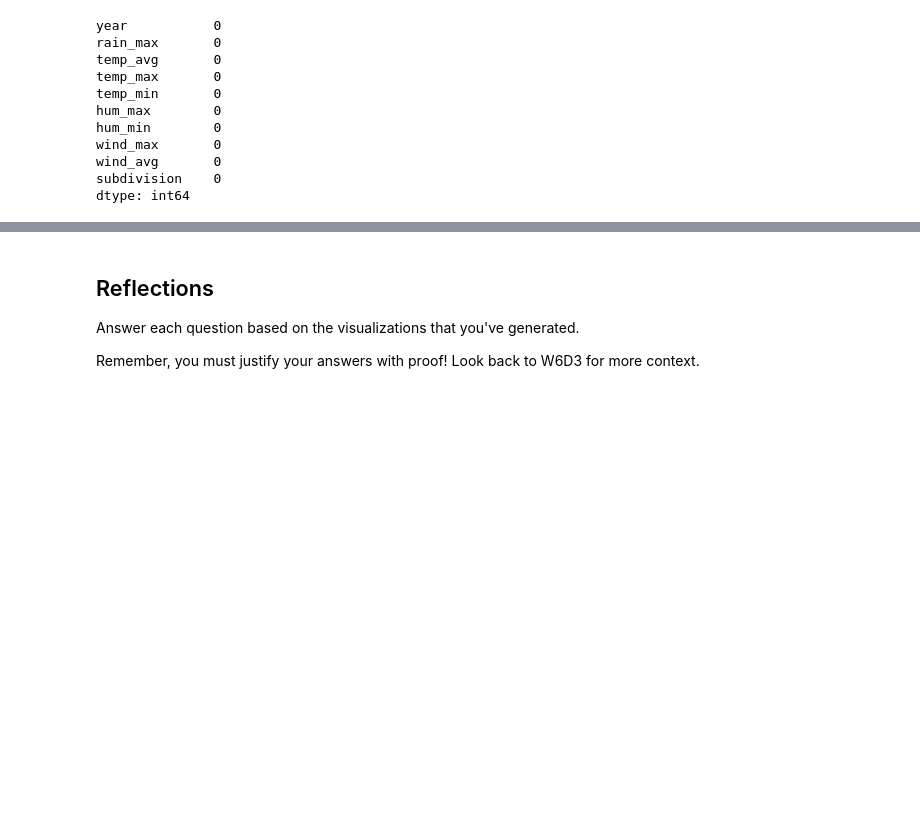
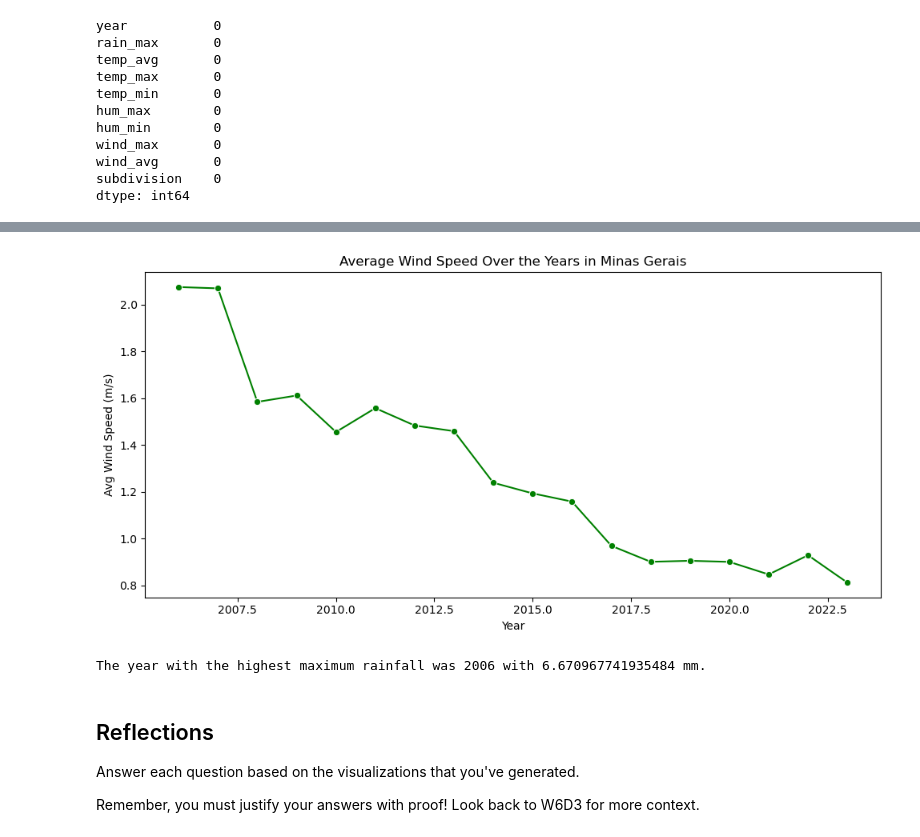
Before and after one commit to Coletteobazee/weather-analysis-EDA, a Jupyter notebook: notebooks/explore_weather.ipynb, the cells around one changed output, grey strips where cells are left out. Cells and saved outputs as stored; diff of their text form; code cells hidden in the pictures; blank space fills up the shorter version.

```diff
--- a/notebooks/explore_weather.ipynb
+++ b/notebooks/explore_weather.ipynb
@@ -78,3 +123,31 @@ dtype: int64
+# %%
+# Univariate Plot: Average Wind Speed Over the Years
+
+plt.figure(figsize=(10, 5))
+sns.lineplot(x='year', y='wind_avg', data=weather, marker='o', color='green')
+plt.title("Average Wind Speed Over the Years in Minas Gerais")
+plt.ylabel("Avg Wind Speed (m/s)")
+plt.xlabel("Year")
+plt.tight_layout()
+plt.show()
+# %% [output]
+[figure, added]
+# %%
+# Year with the highest max rainfall
+
+# Find the highest value in the rain_max column
+highest_rain = weather['rain_max'].max()
+
+# Find the row where rain_max is equal to the highest value
+row = weather[weather['rain_max'] == highest_rain]
+
+# Get the year from that row
+year = row['year'].values[0]
+
+# Print the result
+print("The year with the highest maximum rainfall was", int(year), "with", highest_rain, "mm.")
+# %% [output]
+The year with the highest maximum rainfall was 2006 with 6.670967741935484 mm.
 # %% [markdown]
 ## Reflections
 
```
Also changed, not shown: parts of 3 cells of this notebook.
